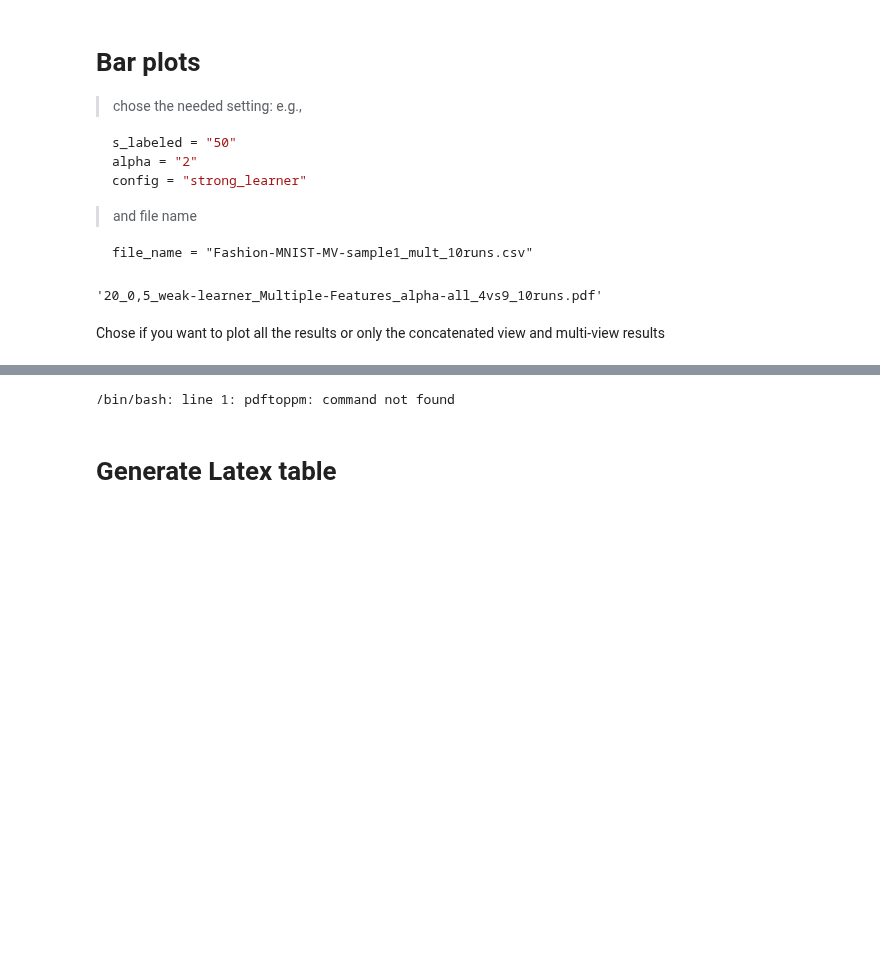
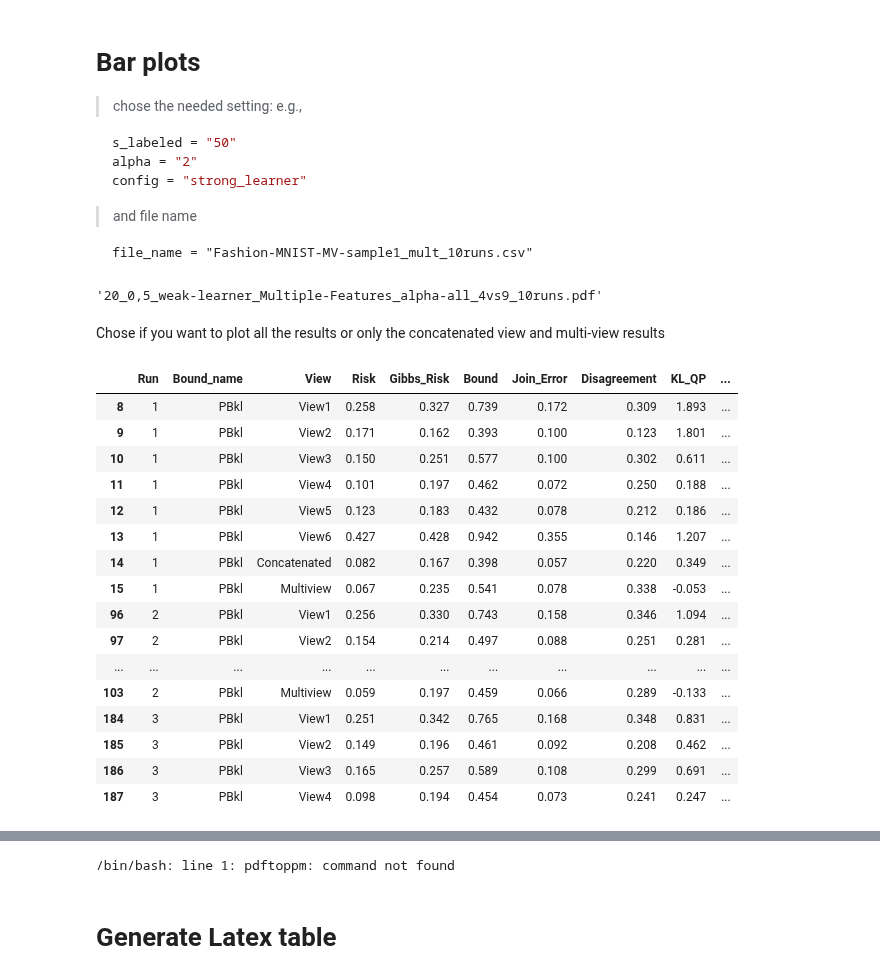
Before and after one commit to adidi24/Multi-View-Majority-Vote-Learning-Algorithms-Direct-Minimization-of-PAC-Bayesian-Bounds, a Jupyter notebook: plot.ipynb, the cells around one changed output, grey strips where cells are left out. Saved outputs shown, nothing was run; the diff lists cells and outputs as text; code cells hidden in the pictures; blank space fills up the shorter version.

```diff
--- a/plot.ipynb
+++ b/plot.ipynb
@@ -268,6 +273,26 @@ save_file_name
 '20_0,5_weak-learner_Multiple-Features_alpha-all_4vs9_10runs.pdf'
 # %% [markdown]
 Chose if you want to plot all the results or only the concatenated view and multi-view results
+# %%
+df[df["Bound_name"] == "PBkl"].head(20)
+# %% [output]
+|  | Run | Bound_name | View | Risk | Gibbs_Risk | Bound | Join_Error | Disagreement | KL_QP | ... |
+| 8 | 1 | PBkl | View1 | 0.258 | 0.327 | 0.739 | 0.172 | 0.309 | 1.893 | ... |
+| 9 | 1 | PBkl | View2 | 0.171 | 0.162 | 0.393 | 0.100 | 0.123 | 1.801 | ... |
+| 10 | 1 | PBkl | View3 | 0.150 | 0.251 | 0.577 | 0.100 | 0.302 | 0.611 | ... |
+| 11 | 1 | PBkl | View4 | 0.101 | 0.197 | 0.462 | 0.072 | 0.250 | 0.188 | ... |
+| 12 | 1 | PBkl | View5 | 0.123 | 0.183 | 0.432 | 0.078 | 0.212 | 0.186 | ... |
+| 13 | 1 | PBkl | View6 | 0.427 | 0.428 | 0.942 | 0.355 | 0.146 | 1.207 | ... |
+| 14 | 1 | PBkl | Concatenated | 0.082 | 0.167 | 0.398 | 0.057 | 0.220 | 0.349 | ... |
+| 15 | 1 | PBkl | Multiview | 0.067 | 0.235 | 0.541 | 0.078 | 0.338 | -0.053 | ... |
+| 96 | 2 | PBkl | View1 | 0.256 | 0.330 | 0.743 | 0.158 | 0.346 | 1.094 | ... |
+| 97 | 2 | PBkl | View2 | 0.154 | 0.214 | 0.497 | 0.088 | 0.251 | 0.281 | ... |
+| ... | ... | ... | ... | ... | ... | ... | ... | ... | ... | ... |
+| 103 | 2 | PBkl | Multiview | 0.059 | 0.197 | 0.459 | 0.066 | 0.289 | -0.133 | ... |
+| 184 | 3 | PBkl | View1 | 0.251 | 0.342 | 0.765 | 0.168 | 0.348 | 0.831 | ... |
+| 185 | 3 | PBkl | View2 | 0.149 | 0.196 | 0.461 | 0.092 | 0.208 | 0.462 | ... |
+| 186 | 3 | PBkl | View3 | 0.165 | 0.257 | 0.589 | 0.108 | 0.299 | 0.691 | ... |
+| 187 | 3 | PBkl | View4 | 0.098 | 0.194 | 0.454 | 0.073 | 0.241 | 0.247 | ... |
 # %%
 # plot_mc_results_grid(df.loc[df['View'].isin([r"\bf{Multiview}", r"\bf{Concatenated}"])], 590, save_file_name)
 plot_results_grid(df, 590, save_file_name)
```
Also changed, not shown: parts of 6 cells of this notebook, 2 other files.
